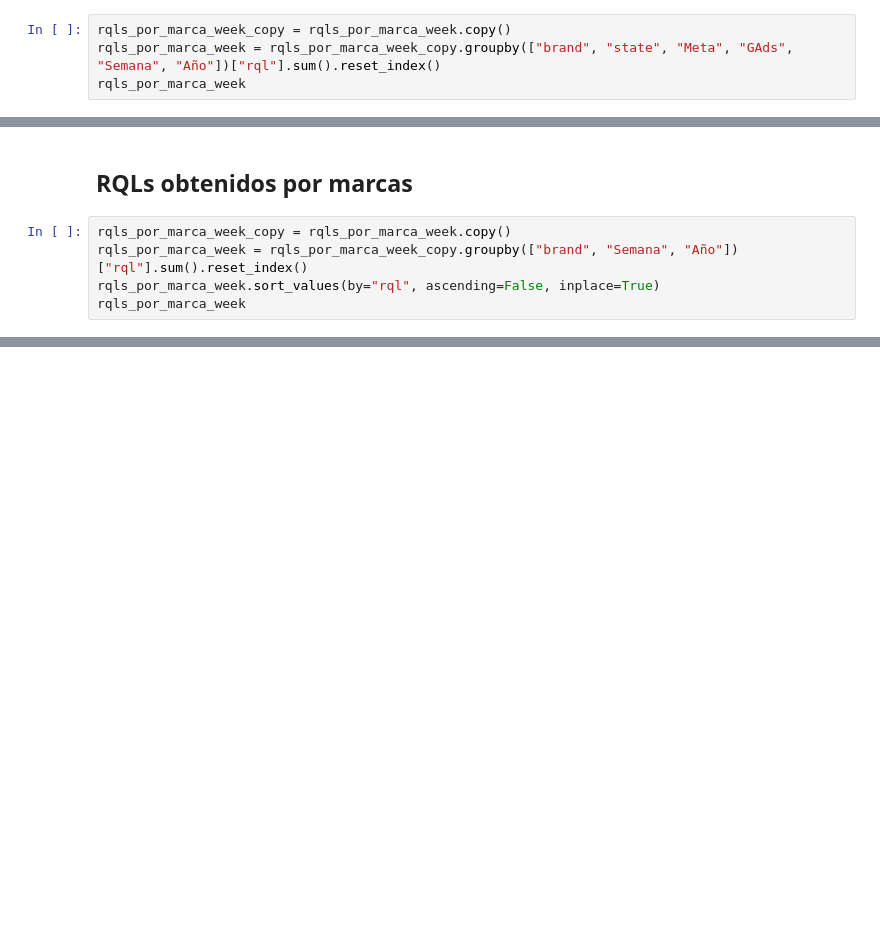
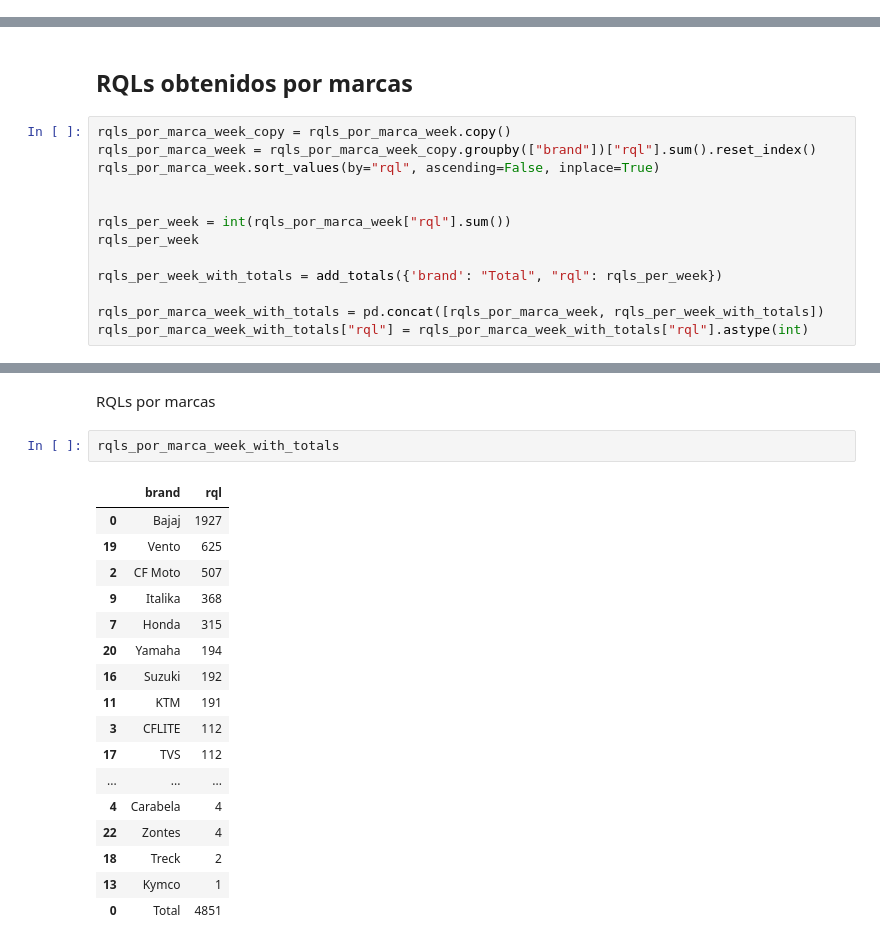
Before and after one commit to jeantp-galgo/calculate_rqls_invest_from_ads, a Jupyter notebook: invest_per_state/rql_invest.ipynb, the cells around one changed output, grey strips where cells are left out. Drawn from its saved outputs; the diff is of its cells as text; blank space fills up the shorter version.

```diff
--- a/invest_per_state/rql_invest.ipynb
+++ b/invest_per_state/rql_invest.ipynb
@@ -222,4 +186,0 @@ Costo total Meta + GAds: 405,807.57 MXN
-# %%
-rqls_por_marca_week_copy = rqls_por_marca_week.copy()
-rqls_por_marca_week = rqls_por_marca_week_copy.groupby(["brand", "state", "Meta", "GAds", "Semana", "Año"])["rql"].sum().reset_index()
-rqls_por_marca_week
@@ -339,6 +272,14 @@ Total de RQLs generados: 5114.0
 ## RQLs obtenidos por marcas
 # %%
 rqls_por_marca_week_copy = rqls_por_marca_week.copy()
-rqls_por_marca_week = rqls_por_marca_week_copy.groupby(["brand", "Semana", "Año"])["rql"].sum().reset_index()
+rqls_por_marca_week = rqls_por_marca_week_copy.groupby(["brand"])["rql"].sum().reset_index()
 rqls_por_marca_week.sort_values(by="rql", ascending=False, inplace=True)
-rqls_por_marca_week
+
+
+rqls_per_week = int(rqls_por_marca_week["rql"].sum())
+rqls_per_week
+
+rqls_per_week_with_totals = add_totals({'brand': "Total", "rql": rqls_per_week})
+
+rqls_por_marca_week_with_totals = pd.concat([rqls_por_marca_week, rqls_per_week_with_totals])
+rqls_por_marca_week_with_totals["rql"] = rqls_por_marca_week_with_totals["rql"].astype(int)
@@ -367,0 +329,22 @@ RQLs por marca: 4027.0
+# %% [markdown]
+RQLs por marcas
+# %%
+rqls_por_marca_week_with_totals
+# %% [output]
+|  | brand | rql |
+| 0 | Bajaj | 1927 |
+| 19 | Vento | 625 |
+| 2 | CF Moto | 507 |
+| 9 | Italika | 368 |
+| 7 | Honda | 315 |
+| 20 | Yamaha | 194 |
+| 16 | Suzuki | 192 |
+| 11 | KTM | 191 |
+| 3 | CFLITE | 112 |
+| 17 | TVS | 112 |
+| ... | ... | ... |
+| 4 | Carabela | 4 |
+| 22 | Zontes | 4 |
+| 18 | Treck | 2 |
+| 13 | Kymco | 1 |
+| 0 | Total | 4851 |
```
Also changed, not shown: parts of 54 cells of this notebook.
